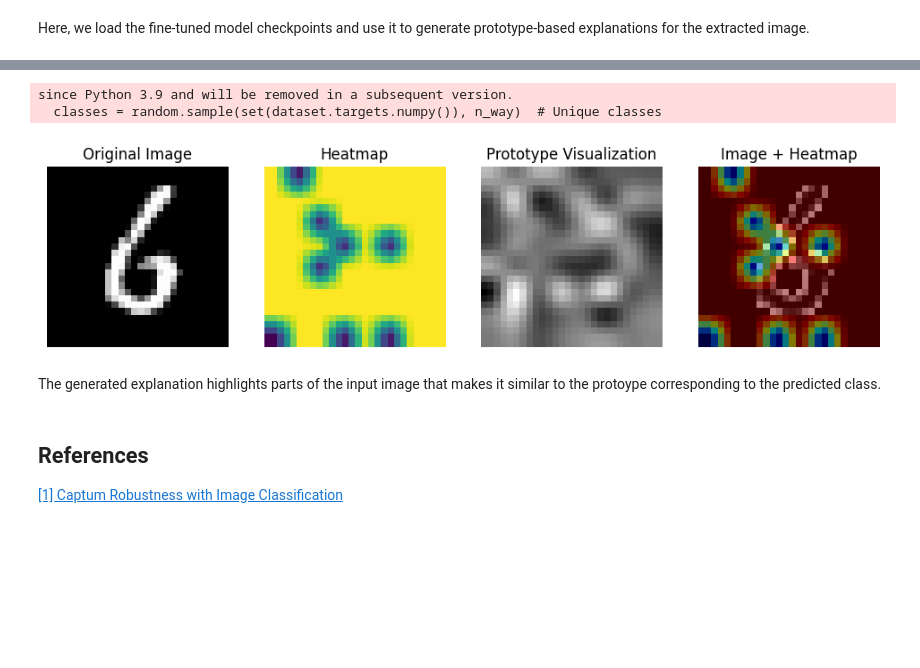
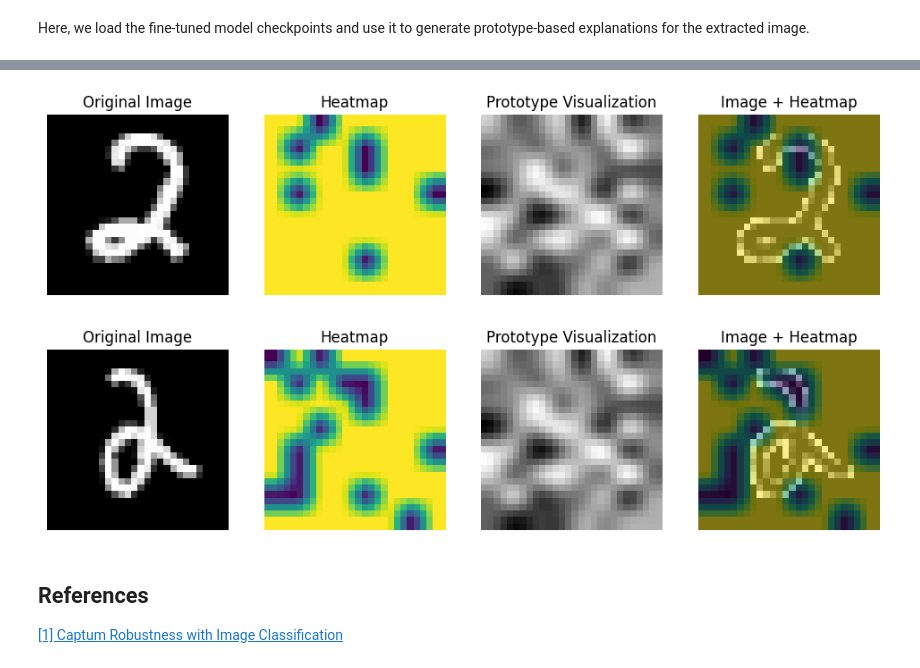
Before and after one commit to VectorInstitute/interpretability, a Jupyter notebook: reference_implementations/Intepretable-models/Imaging/ProtoP/prototypical_networks.ipynb, the cells around one changed output, grey strips where cells are left out. Cells and saved outputs as stored; diff of their text form; code cells hidden in the pictures; blank space fills up the shorter version.

Commit message:
updating prototypes

```diff
--- a/reference_implementations/Intepretable-models/Imaging/ProtoP/prototypical_networks.ipynb
+++ b/reference_implementations/Intepretable-models/Imaging/ProtoP/prototypical_networks.ipynb
@@ -184 +201,22 @@ since Python 3.9 and will be removed in a subsequent version.
+# %%
+def determine_closest_prototype(query_set, prototypes, model,unique_classes):
+    query_images = torch.stack([q[0] for q in query_set]).to("cuda")
+    query_labels = torch.tensor([q[1] for q in query_set], device="cuda")
+    query_features = model(query_images)
+    query_features = F.normalize(model(query_images), p=2, dim=1)
+    prototypes = F.normalize(prototypes, p=2, dim=1)
+    distances = euclidean_dist(query_features, prototypes)
+    # Map query labels to indices in unique_classes (since they may be non-sequential)
+    class_to_index = {cls.item(): idx for idx, cls in enumerate(unique_classes)}
+    mapped_labels = torch.tensor([class_to_index[label.item()] for label in query_labels], device="cuda")
+
+    loss = F.cross_entropy(-distances, mapped_labels)
+    # Compute accuracy using mapped indices
+    pred_indices = torch.argmin(distances, dim=1)  # Closest prototype index
+    pred_labels = torch.tensor([unique_classes[idx].item() for idx in pred_indices], device="cuda")
+    assigned_prototypes = prototypes[pred_indices]#[0].unsqueeze(0)
+
+    return assigned_prototypes
+# %%
+assigned_prototypes = determine_closest_prototype(query_set, prototypes, model,unique_classes)
 # %% [markdown]
@@ -191,7 +229,8 @@ def prototype_heatmap(input_image,image_reps,assigned_proto):
 
 
     image_rep = F.normalize(image_reps.float(), p=2, dim=1)  # Normalize along the channels
-    assigned_proto = F.normalize(assigned_proto.float(), p=2, dim=1)  # Normalize along the channels
+    assigned_proto = F.normalize(assigned_proto.float().unsqueeze(0), p=2, dim=1)  # Normalize along the channels
+    image_rep = F.normalize(image_reps.float(), p=2, dim=1)  # Normalize along the channels
     # Reshape prototype representation to a spatial map (8x8) and normalize
     prototype_map = assigned_proto.reshape(8, 8).cpu().detach().numpy()
     prototype_map = (prototype_map - prototype_map.min()) / (prototype_map.max() - prototype_map.min())
@@ -210,19 +249,19 @@ def prototype_heatmap(input_image,image_reps,assigned_proto):
         ).squeeze()
 
     # Convert heatmap to color
-    heatmap_colored = cv2.applyColorMap(np.uint8(255 * resized_similarity_map.detach().cpu()), cv2.COLORMAP_JET)
+    heatmap_colored = cv2.applyColorMap(np.uint8(255 * resized_similarity_map.detach().cpu()),  cv2.COLORMAP_VIRIDIS)
     prototype_colored = cv2.applyColorMap(np.uint8(255 * prototype_resized), cv2.COLORMAP_JET)
 
     # Remove channel dimension if it exists
     if input_image.ndim == 3 and input_image.shape[0] == 1:
         input_image = input_image.squeeze(0)  # Shape becomes (H, W)
     # Convert grayscale image to 3-channel
-    input_image_colored = cv2.cvtColor(np.uint8(255 * input_image.squeeze(0).squeeze(0).detach().cpu()), cv2.COLOR_GRAY2BGR)
+    input_image_colored = cv2.cvtColor(np.uint8(255 * input_image.detach().cpu()), cv2.COLOR_GRAY2BGR)
 
 
     # Overlay heatmap and prototype onto the original image
     overlayed_image_heatmap = cv2.addWeighted(input_image_colored, 0.5, heatmap_colored, 0.5, 0)
-    overlayed_image_prototype = cv2.addWeighted(input_image_colored, 0.5, prototype_colored, 0.5, 0)
+
 
     plt.figure(figsize=(12, 4))
     plt.subplot(1, 4, 1)
@@ -247,9 +286,3 @@ def prototype_heatmap(input_image,image_reps,assigned_proto):
 
 
     plt.savefig("prototype_heatmap.png")
-# %%
-support_set, query_set = create_episode(test_ds, n_way, k_shot, q_query)
-prototypes = compute_prototypes(support_set, model)
-# %% [output]
-since Python 3.9 and will be removed in a subsequent version.
-  classes = random.sample(set(dataset.targets.numpy()), n_way)  # Unique classes
@@ -277,9 +289,11 @@ assigned_proto = compute_loss_and_accuracy(query_set, prototypes, model,unique_c
-# %%
-prototype_heatmap(image,image_rep,assigned_proto)
-# %% [output]
-[figure, removed]
-# %% [markdown]
-The generated explanation highlights parts of the input image that makes it similar to the protoype corresponding to the predicted class.
+# %%
+prototype_heatmap(query_set[5][0],image_rep1,assigned_prototypes[5])
+# %% [output]
+[figure, added]
+# %%
+prototype_heatmap(query_set[10][0],image_rep2,assigned_prototypes[10])
+# %% [output]
+[figure, added]
 # %% [markdown]
 ## References
 [[1] Captum Robustness with Image Classification](https://captum.ai/tutorials/CIFAR_Captum_Robustness)
```
Also changed, not shown: parts of 21 cells of this notebook, 2 other files.
